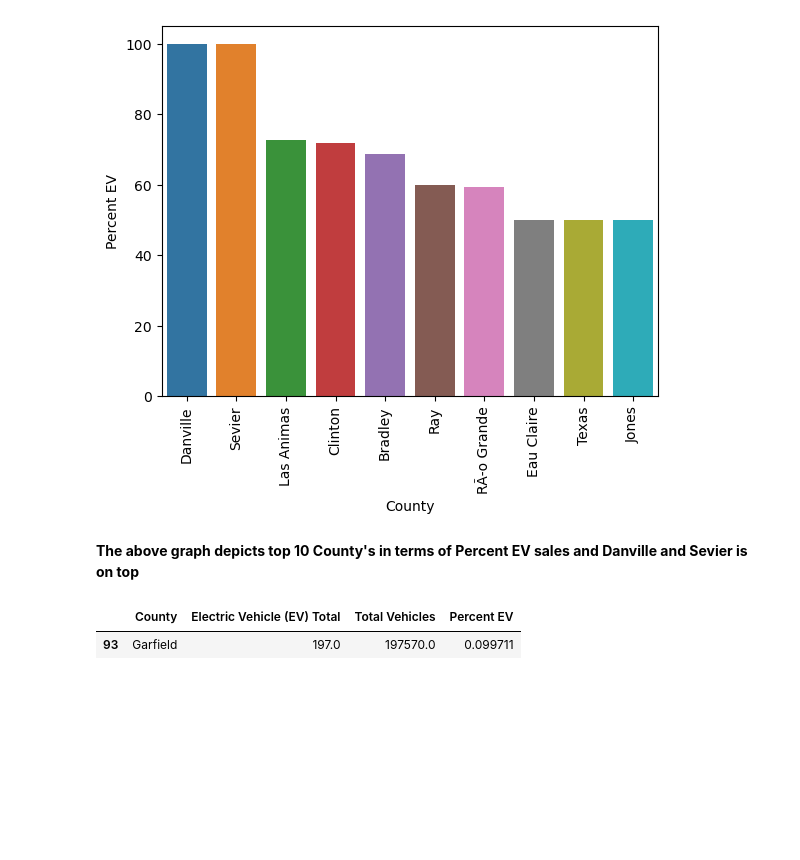
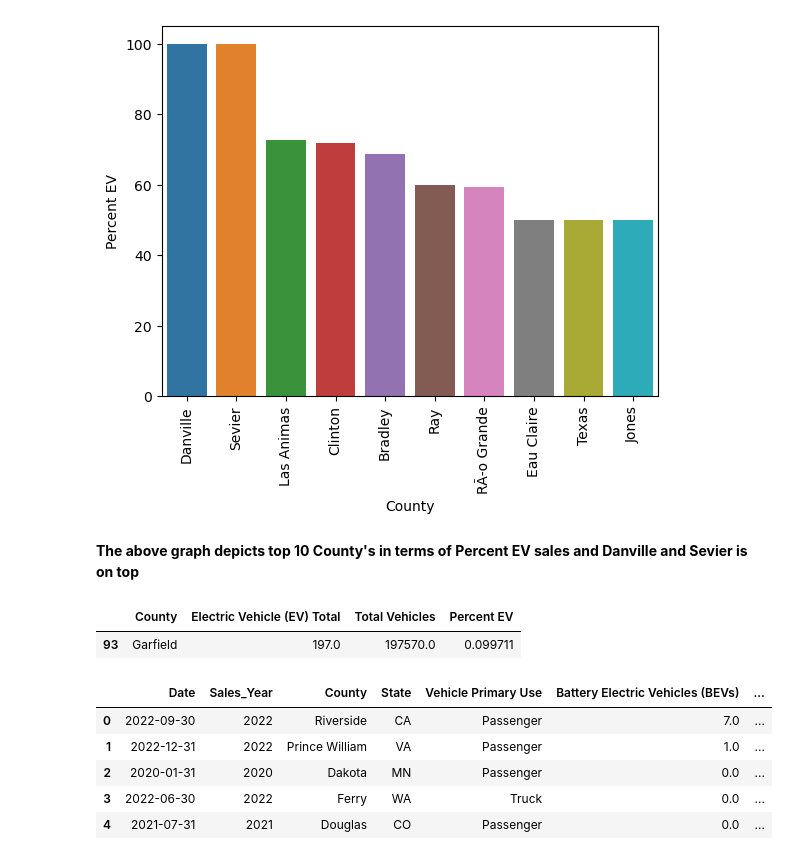
Before and after one commit to Clatt79928/electric-vehicle_datascience, a Jupyter notebook: jupyter_notebook/electric_vehicles.ipynb, the cells around one changed output. Saved outputs shown, nothing was run; the diff lists cells and outputs as text; code cells hidden in the pictures; blank space fills up the shorter version.

```diff
--- a/jupyter_notebook/electric_vehicles.ipynb
+++ b/jupyter_notebook/electric_vehicles.ipynb
@@ -226,0 +229,9 @@ county_percentage.tail(1) # county with lowest percentage of EV sales
+# %%
+df.head()
+# %% [output]
+|  | Date | Sales_Year | County | State | Vehicle Primary Use | Battery Electric Vehicles (BEVs) | ... |
+| 0 | 2022-09-30 | 2022 | Riverside | CA | Passenger | 7.0 | ... |
+| 1 | 2022-12-31 | 2022 | Prince William | VA | Passenger | 1.0 | ... |
+| 2 | 2020-01-31 | 2020 | Dakota | MN | Passenger | 0.0 | ... |
+| 3 | 2022-06-30 | 2022 | Ferry | WA | Truck | 0.0 | ... |
+| 4 | 2021-07-31 | 2021 | Douglas | CO | Passenger | 0.0 | ... |
```
Also changed, not shown: parts of 8 cells of this notebook.
